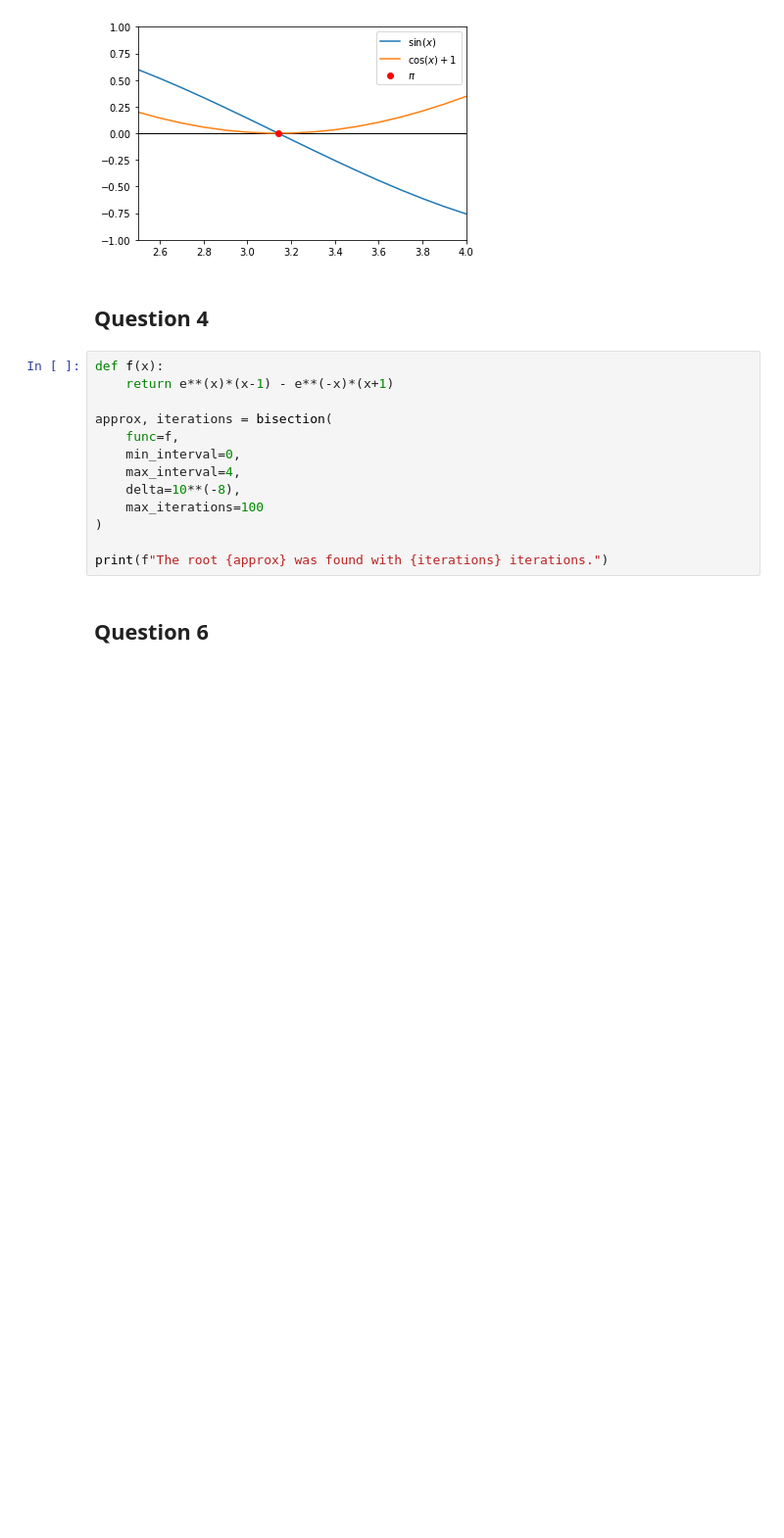
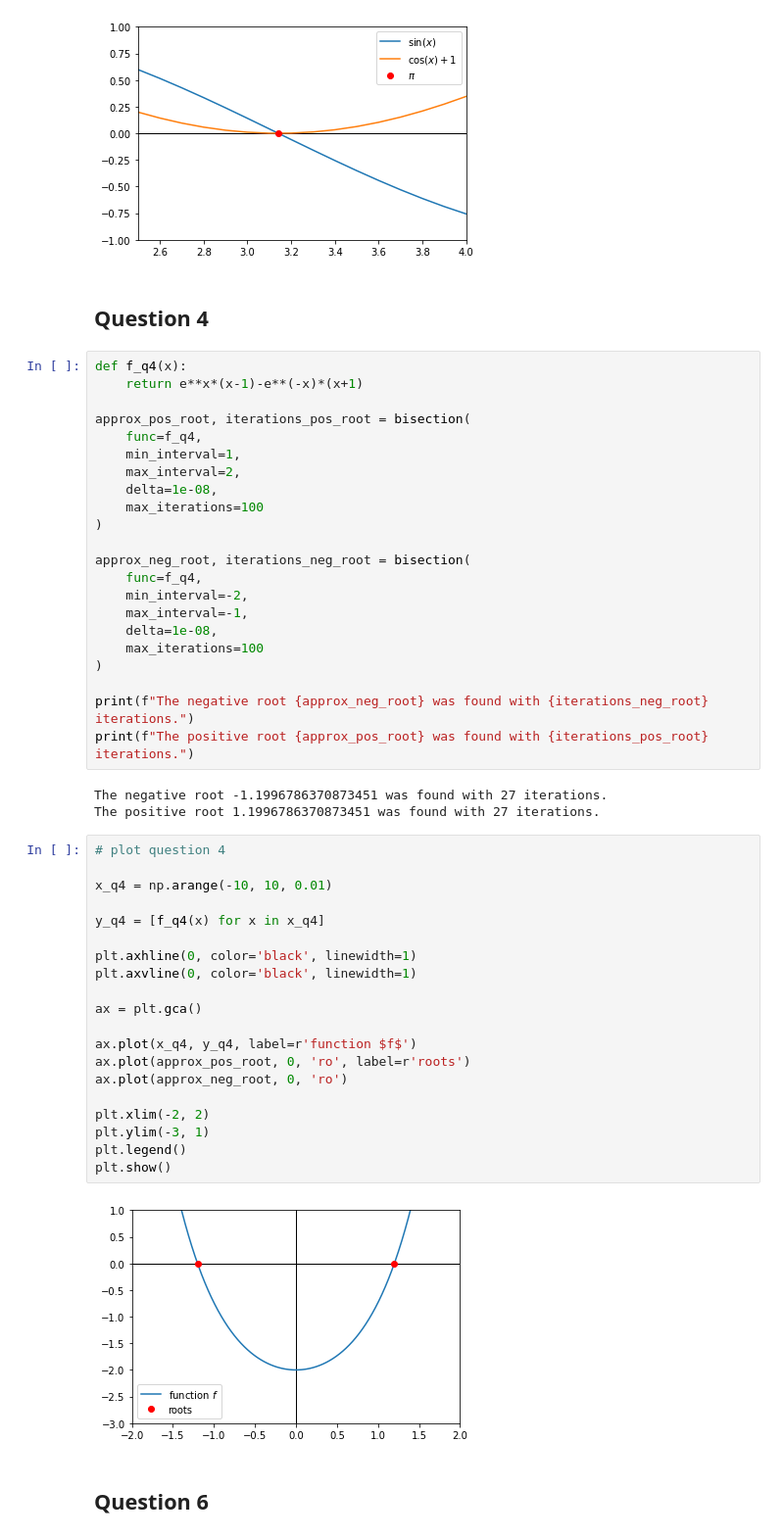
Before and after one commit to magnuis/MTM3521, a Jupyter notebook: atp1.ipynb, the cells around one changed output. Shown: that part at 98% size. Cells and saved outputs as stored; diff of their text form; blank space fills up the shorter version.

```diff
--- a/atp1.ipynb
+++ b/atp1.ipynb
@@ -389,18 +395,52 @@ plt.show()
 # %% [markdown]
 ## Question 4
 # %%
-def f(x):
-    return e**(x)*(x-1) - e**(-x)*(x+1)
+def f_q4(x):
+    return e**x*(x-1)-e**(-x)*(x+1)
 
-approx, iterations = bisection(
-    func=f,
-    min_interval=0,
-    max_interval=4,
-    delta=10**(-8),
+approx_pos_root, iterations_pos_root = bisection(
+    func=f_q4,
+    min_interval=1,
+    max_interval=2,
+    delta=1e-08,
     max_iterations=100
 )
 
-print(f"The root {approx} was found with {iterations} iterations.")
+approx_neg_root, iterations_neg_root = bisection(
+    func=f_q4,
+    min_interval=-2,
+    max_interval=-1,
+    delta=1e-08,
+    max_iterations=100
+)
+
+print(f"The negative root {approx_neg_root} was found with {iterations_neg_root} iterations.")
+print(f"The positive root {approx_pos_root} was found with {iterations_pos_root} iterations.")
+# %% [output]
+The negative root -1.1996786370873451 was found with 27 iterations.
+The positive root 1.1996786370873451 was found with 27 iterations.
+# %%
+# plot question 4
+
+x_q4 = np.arange(-10, 10, 0.01)
+
+y_q4 = [f_q4(x) for x in x_q4]
+
+plt.axhline(0, color='black', linewidth=1)
+plt.axvline(0, color='black', linewidth=1)
+
+ax = plt.gca()
+
+ax.plot(x_q4, y_q4, label=r'function $f$')
+ax.plot(approx_pos_root, 0, 'ro', label=r'roots')
+ax.plot(approx_neg_root, 0, 'ro')
+
+plt.xlim(-2, 2)
+plt.ylim(-3, 1)
+plt.legend()
+plt.show()
+# %% [output]
+[figure, added]
 # %% [markdown]
 ## Question 6
 # %%
```
Also changed, not shown: parts of 5 cells of this notebook.
